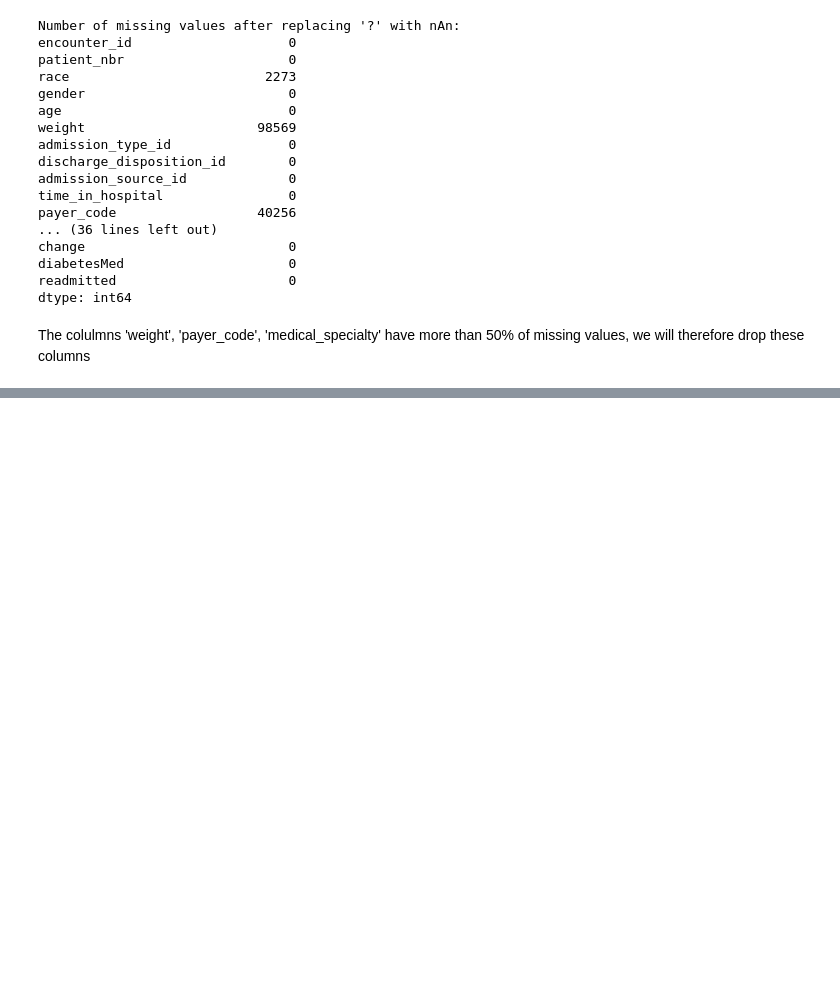
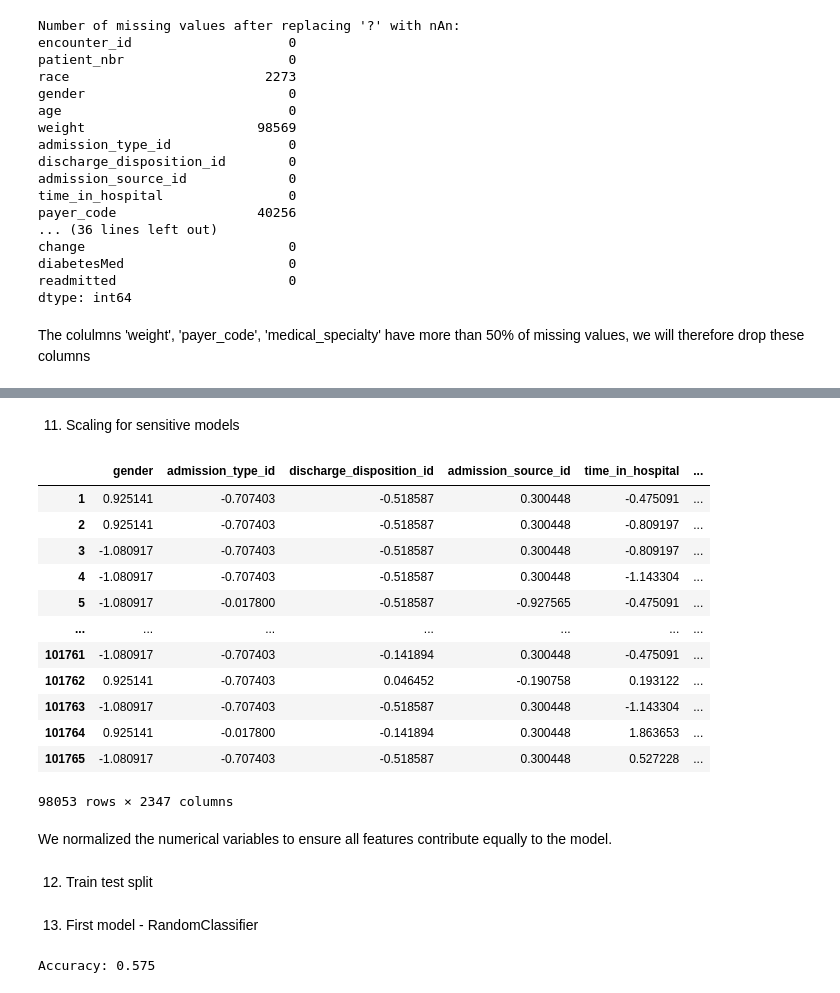
Before and after one commit to SandrineDaniel/Projet_ML, a Jupyter notebook: projet_notebook.ipynb, the cells around one changed output, grey strips where cells are left out. Drawn from its saved outputs; the diff is of its cells as text; code cells hidden in the pictures; blank space fills up the shorter version.

```diff
--- a/projet_notebook.ipynb
+++ b/projet_notebook.ipynb
@@ -184,0 +271,3 @@ There is no duplicates!
+# %%
+df.drop(columns=["encounter_id","patient_nbr"], inplace=True)
+df.columns
@@ -184,0 +336,20 @@ There is no duplicates!
+# %%
+#binary encoding
+df["change"] = df["change"].map({"Ch": 1, "No": 0})
+df["diabetesMed"] = df["diabetesMed"].map({"Yes": 1, "No": 0})
+df['gender']=df['gender'].map({"Female": 1, "Male": 0})
+
+# List of columns needing dummies
+dummy_cols = [
+    'race','age','max_glu_serum','A1Cresult','metformin','repaglinide','nateglinide',
+    'chlorpropamide','glimepiride','acetohexamide','glipizide','glyburide',
+    'tolbutamide','pioglitazone','rosiglitazone','acarbose','miglitol','troglitazone',
+    'tolazamide','examide','citoglipton','insulin','glyburide-metformin',
+    'glipizide-metformin','glimepiride-pioglitazone','metformin-rosiglitazone',
+    'metformin-pioglitazone',"diag_1","diag_2", "diag_3"
+]
+
+# One-hot encoding
+df = pd.get_dummies(df, columns=dummy_cols, drop_first=False)
+
+df['readmitted'] = df['readmitted'].map({'NO':0, '>30':1, '<30':2}) #because it is our target variable, label encoding
@@ -184,0 +377,31 @@ There is no duplicates!
+# %% [markdown]
+11. Scaling for sensitive models
+# %%
+numeric_cols = df.select_dtypes(include='number').columns
+
+# 2. Initialize scaler
+scaler = StandardScaler()
+
+# 3. Fit and transform only the numeric data
+df_scaled = df.copy()
+df_scaled[numeric_cols] = scaler.fit_transform(df[numeric_cols])
+# %%
+df_scaled
+# %% [output]
+|  | gender | admission_type_id | discharge_disposition_id | admission_source_id | time_in_hospital | ... |
+| 1 | 0.925141 | -0.707403 | -0.518587 | 0.300448 | -0.475091 | ... |
+| 2 | 0.925141 | -0.707403 | -0.518587 | 0.300448 | -0.809197 | ... |
+| 3 | -1.080917 | -0.707403 | -0.518587 | 0.300448 | -0.809197 | ... |
+| 4 | -1.080917 | -0.707403 | -0.518587 | 0.300448 | -1.143304 | ... |
+| 5 | -1.080917 | -0.017800 | -0.518587 | -0.927565 | -0.475091 | ... |
+| ... | ... | ... | ... | ... | ... | ... |
+| 101761 | -1.080917 | -0.707403 | -0.141894 | 0.300448 | -0.475091 | ... |
+| 101762 | 0.925141 | -0.707403 | 0.046452 | -0.190758 | 0.193122 | ... |
+| 101763 | -1.080917 | -0.707403 | -0.518587 | 0.300448 | -1.143304 | ... |
+| 101764 | 0.925141 | -0.017800 | -0.141894 | 0.300448 | 1.863653 | ... |
+| 101765 | -1.080917 | -0.707403 | -0.518587 | 0.300448 | 0.527228 | ... |
+98053 rows × 2347 columns
+# %% [markdown]
+We normalized the numerical variables to ensure all features contribute equally to the model.
+# %% [markdown]
+12. Train test split
@@ -184,0 +415,14 @@ There is no duplicates!
+# %% [markdown]
+13. First model - RandomClassifier
+# %%
+model = RandomForestClassifier(random_state=42)
+model.fit(X_train, y_train)
+
+# 5. Prédictions
+y_pred = model.predict(X_test)
+
+# 6. Évaluation
+accuracy = accuracy_score(y_test, y_pred)
+print(f"Accuracy: {accuracy:.3f}")
+# %% [output]
+Accuracy: 0.575
```
Also changed, not shown: parts of 28 cells of this notebook, 1 other file.
